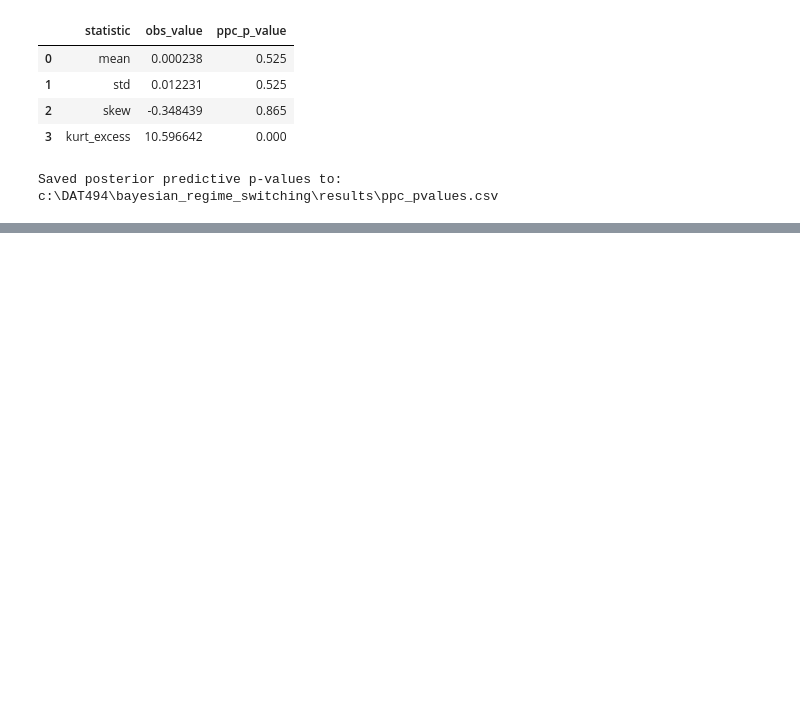
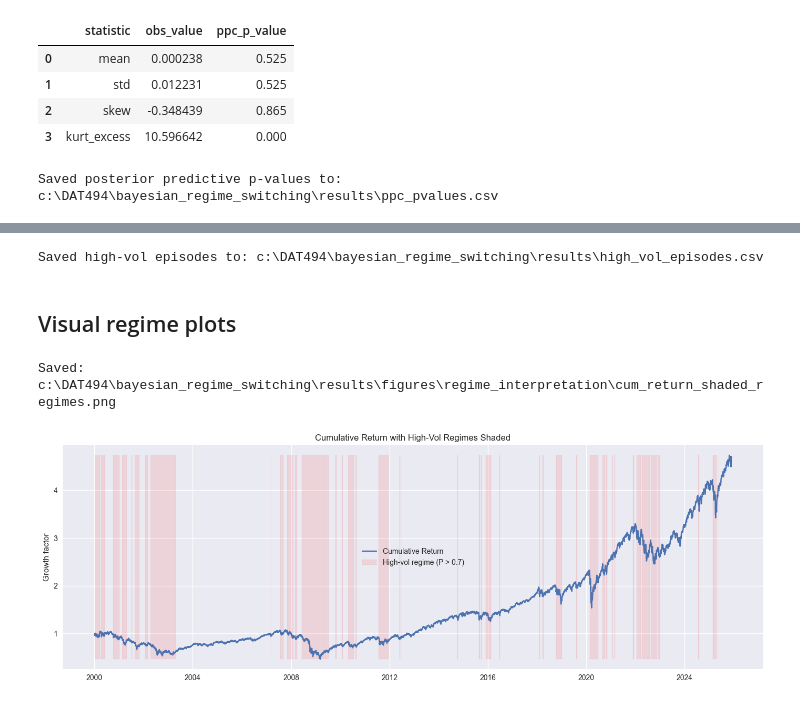
Before and after one commit to PranavPokar/bayesian_regime_switching, a Jupyter notebook: notebooks/03_bayesian_hmm_model.ipynb, the cells around one changed output, grey strips where cells are left out. Saved outputs shown, nothing was run; the diff lists cells and outputs as text; code cells hidden in the pictures; blank space fills up the shorter version.

```diff
--- a/notebooks/03_bayesian_hmm_model.ipynb
+++ b/notebooks/03_bayesian_hmm_model.ipynb
@@ -1067,0 +1295,44 @@ Saved posterior predictive p-values to: c:\DAT494\bayesian_regime_switching\resu
+# %%
+episodes_path = os.path.join(RESULTS_DIR, "high_vol_episodes.csv")
+episodes_df.to_csv(episodes_path, index=False)
+print("Saved high-vol episodes to:", episodes_path)
+# %% [output]
+Saved high-vol episodes to: c:\DAT494\bayesian_regime_switching\results\high_vol_episodes.csv
+# %% [markdown]
+## Visual regime plots
+# %%
+# cumulative returns with shaded high vol regimes
+
+cum_return = np.exp(np.cumsum(r))  # or use data["CumReturn"]
+
+high_mask = posterior_prob_highvol > high_threshold
+
+fig, ax = plt.subplots(figsize=(14, 5))
+ax.plot(dates, cum_return, label="Cumulative Return")
+
+ax.fill_between(
+    dates,
+    cum_return.min(),
+    cum_return.max(),
+    where=high_mask,
+    color="red",
+    alpha=0.1,
+    label=f"High-vol regime (P > {high_threshold})"
+)
+
+ax.set_title("Cumulative Return with High-Vol Regimes Shaded")
+ax.set_ylabel("Growth factor")
+ax.legend()
+plt.tight_layout()
+
+regime_fig_dir = os.path.join(FIGURES_DIR, "regime_interpretation")
+os.makedirs(regime_fig_dir, exist_ok=True)
+
+save_path = os.path.join(regime_fig_dir, "cum_return_shaded_regimes.png")
+fig.savefig(save_path, dpi=200)
+print("Saved:", save_path)
+
+plt.show()
+# %% [output]
+Saved: c:\DAT494\bayesian_regime_switching\results\figures\regime_interpretation\cum_return_shaded_regimes.png
+[figure, added]
```
Also changed, not shown: parts of 30 cells of this notebook, 10 other files.
